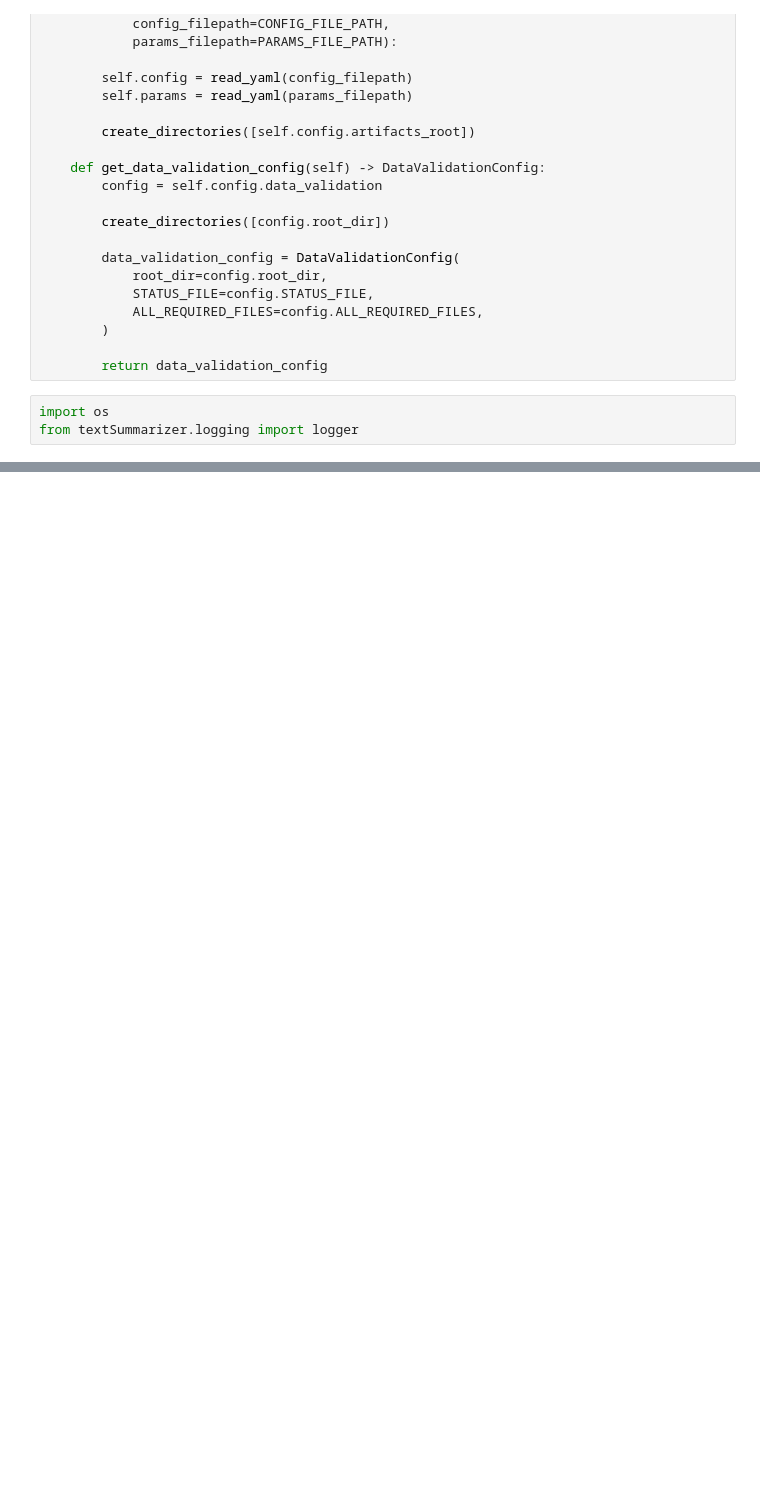
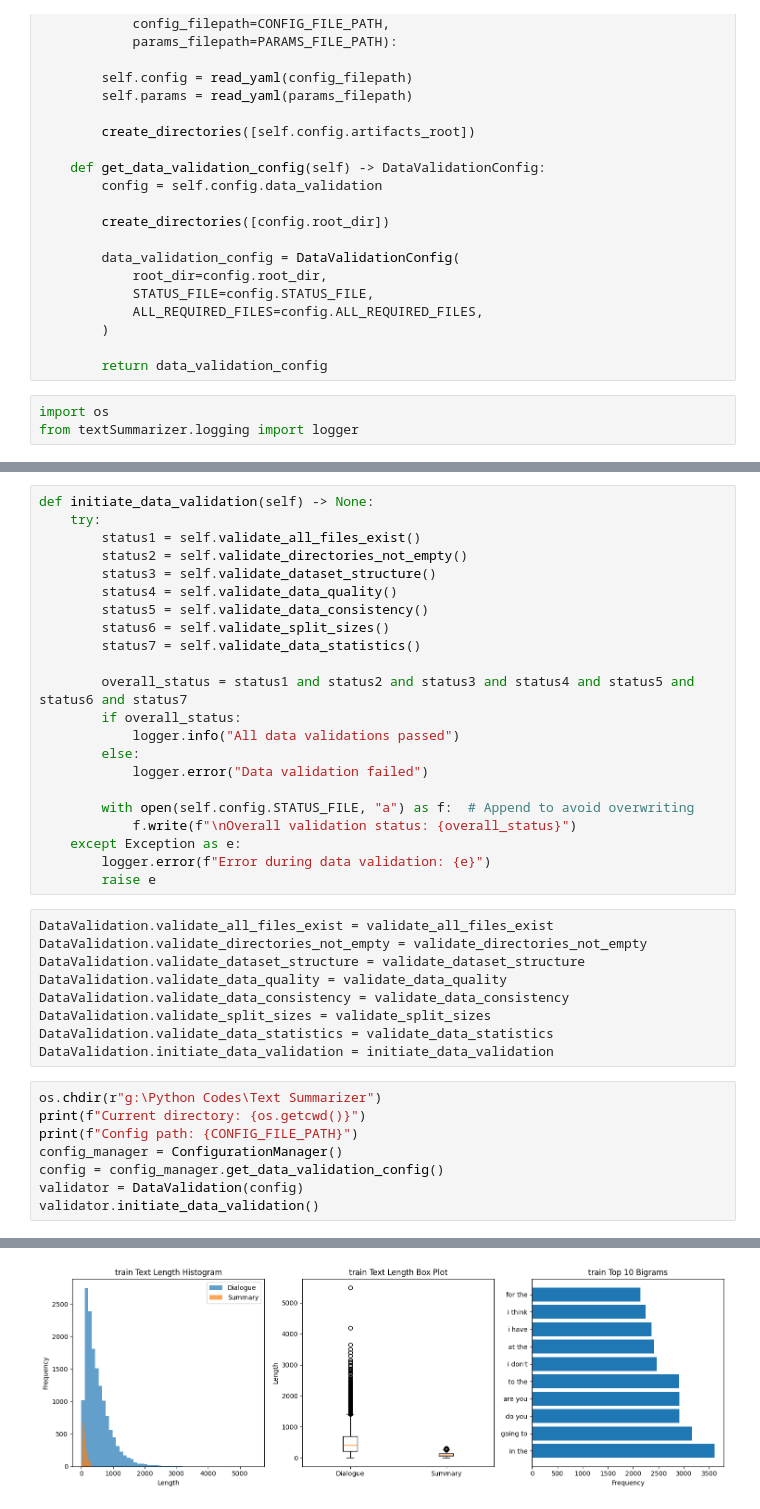
Before and after one commit to Gavesh99324/Text-Summarizer, a Jupyter notebook: research/02_data_validation.ipynb, the cells around one changed output, grey strips where cells are left out. Drawn from its saved outputs; the diff is of its cells as text; blank space fills up the shorter version.

Commit message:
finished the data validation

```diff
--- a/research/02_data_validation.ipynb
+++ b/research/02_data_validation.ipynb
@@ -77,0 +350,40 @@ class DataValidation:
+# %%
+def initiate_data_validation(self) -> None:
+    try:
+        status1 = self.validate_all_files_exist()
+        status2 = self.validate_directories_not_empty()
+        status3 = self.validate_dataset_structure()
+        status4 = self.validate_data_quality()
+        status5 = self.validate_data_consistency()
+        status6 = self.validate_split_sizes()
+        status7 = self.validate_data_statistics()
+
+        overall_status = status1 and status2 and status3 and status4 and status5 and status6 and status7
+        if overall_status:
+            logger.info("All data validations passed")
+        else:
+            logger.error("Data validation failed")
+
+        with open(self.config.STATUS_FILE, "a") as f:  # Append to avoid overwriting
+            f.write(f"\nOverall validation status: {overall_status}")
+    except Exception as e:
+        logger.error(f"Error during data validation: {e}")
+        raise e
+# %%
+DataValidation.validate_all_files_exist = validate_all_files_exist
+DataValidation.validate_directories_not_empty = validate_directories_not_empty
+DataValidation.validate_dataset_structure = validate_dataset_structure
+DataValidation.validate_data_quality = validate_data_quality
+DataValidation.validate_data_consistency = validate_data_consistency
+DataValidation.validate_split_sizes = validate_split_sizes
+DataValidation.validate_data_statistics = validate_data_statistics
+DataValidation.initiate_data_validation = initiate_data_validation
+# %%
+os.chdir(r"g:\Python Codes\Text Summarizer")
+print(f"Current directory: {os.getcwd()}")
+print(f"Config path: {CONFIG_FILE_PATH}")
+config_manager = ConfigurationManager()
+config = config_manager.get_data_validation_config()
+validator = DataValidation(config)
+validator.initiate_data_validation()
+# %% [output]
@@ -77,0 +407 @@ class DataValidation:
+[figure, added]
```
Also changed, not shown: parts of 13 cells of this notebook, 3 other files.
